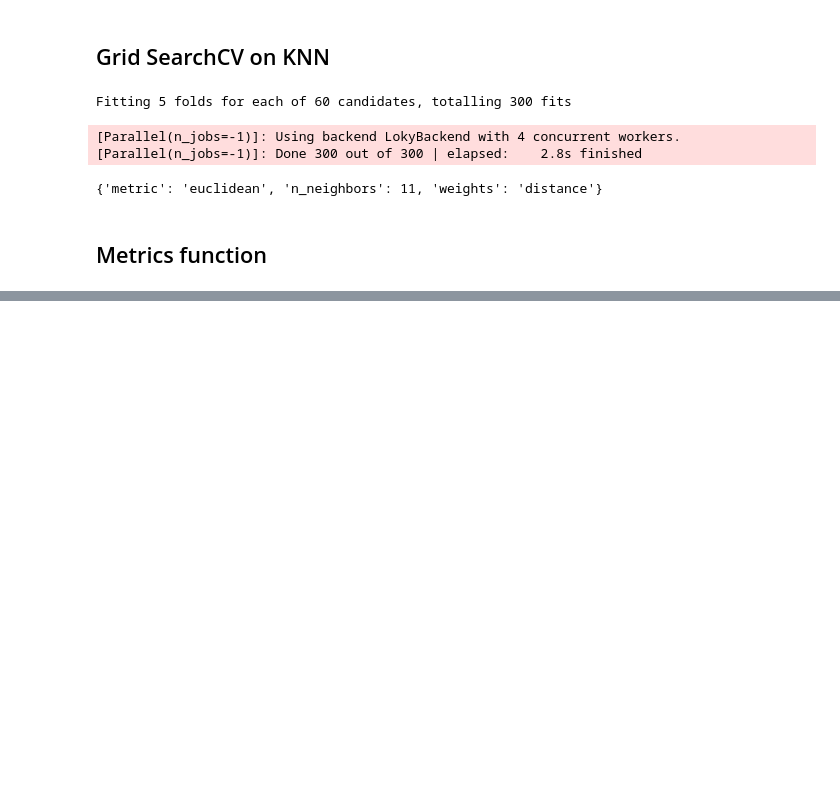
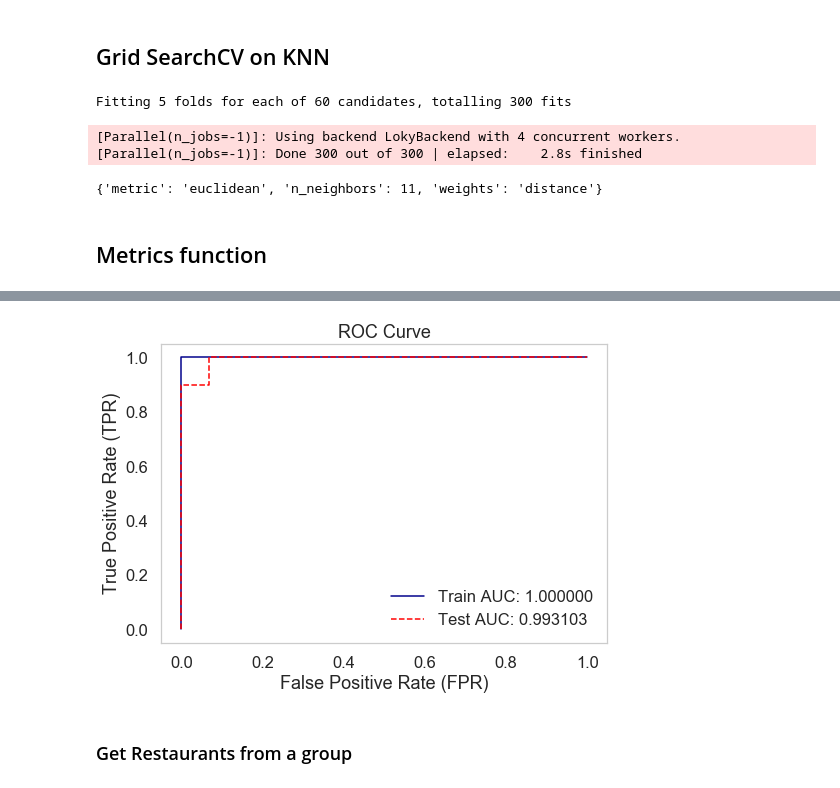
Before and after one commit to teknus/Anime-recommendation, a Jupyter notebook: model/Recomendador.ipynb, the cells around one changed output, grey strips where cells are left out. Saved outputs shown, nothing was run; the diff lists cells and outputs as text; code cells hidden in the pictures; blank space fills up the shorter version.

Commit message:
classification with groups

```diff
--- a/model/Recomendador.ipynb
+++ b/model/Recomendador.ipynb
@@ -301,0 +274,62 @@ Confusion Matrix score test [[ 6  1  0  0  0  0]
+# %%
+from sklearn.externals import joblib
+
+clf = KNeighborsClassifier(metric = 'euclidean', n_neighbors= 11, weights= 'distance')
+clf = clf.fit(X_train[['smoker', 'dress_preference_elegant',
+           'dress_preference_formal', 'dress_preference_informal',
+           'dress_preference_no preference', 'drink_level_abstemious',
+           'drink_level_casual drinker', 'drink_level_social drinker',
+           'ambience_family', 'ambience_friends', 'ambience_solitary',
+           'transport_car owner', 'transport_on foot', 'transport_public',
+           'hijos_dependent', 'hijos_independent', 'hijos_kids',
+           'activity_professional', 'activity_student', 'activity_unemployed',
+           'activity_working-class', 'budget_high', 'budget_low', 'budget_medium',
+           'marital_status_married', 'marital_status_single',
+           'marital_status_widow']], y_train)
+joblib.dump(clf, "GropClassificator.pkl")
+y_pred_train = clf.predict(X_train[['smoker', 'dress_preference_elegant',
+           'dress_preference_formal', 'dress_preference_informal',
+           'dress_preference_no preference', 'drink_level_abstemious',
+           'drink_level_casual drinker', 'drink_level_social drinker',
+           'ambience_family', 'ambience_friends', 'ambience_solitary',
+           'transport_car owner', 'transport_on foot', 'transport_public',
+           'hijos_dependent', 'hijos_independent', 'hijos_kids',
+           'activity_professional', 'activity_student', 'activity_unemployed',
+           'activity_working-class', 'budget_high', 'budget_low', 'budget_medium',
+           'marital_status_married', 'marital_status_single',
+           'marital_status_widow']])
+y_pred_test = clf.predict(X_test[['smoker', 'dress_preference_elegant',
+           'dress_preference_formal', 'dress_preference_informal',
+           'dress_preference_no preference', 'drink_level_abstemious',
+           'drink_level_casual drinker', 'drink_level_social drinker',
+           'ambience_family', 'ambience_friends', 'ambience_solitary',
+           'transport_car owner', 'transport_on foot', 'transport_public',
+           'hijos_dependent', 'hijos_independent', 'hijos_kids',
+           'activity_professional', 'activity_student', 'activity_unemployed',
+           'activity_working-class', 'budget_high', 'budget_low', 'budget_medium',
+           'marital_status_married', 'marital_status_single',
+           'marital_status_widow']])
+show_metrics_train(y_train, y_pred_train)
+show_metrics_test(y_test, y_pred_test)
+show_curve(clf,X_train[['smoker', 'dress_preference_elegant',
+           'dress_preference_formal', 'dress_preference_informal',
+           'dress_preference_no preference', 'drink_level_abstemious',
+           'drink_level_casual drinker', 'drink_level_social drinker',
+           'ambience_family', 'ambience_friends', 'ambience_solitary',
+           'transport_car owner', 'transport_on foot', 'transport_public',
+           'hijos_dependent', 'hijos_independent', 'hijos_kids',
+           'activity_professional', 'activity_student', 'activity_unemployed',
+           'activity_working-class', 'budget_high', 'budget_low', 'budget_medium',
+           'marital_status_married', 'marital_status_single',
+           'marital_status_widow']], y_train, X_test[['smoker', 'dress_preference_elegant',
+           'dress_preference_formal', 'dress_preference_informal',
+           'dress_preference_no preference', 'drink_level_abstemious',
+           'drink_level_casual drinker', 'drink_level_social drinker',
+           'ambience_family', 'ambience_friends', 'ambience_solitary',
+           'transport_car owner', 'transport_on foot', 'transport_public',
+           'hijos_dependent', 'hijos_independent', 'hijos_kids',
+           'activity_professional', 'activity_student', 'activity_unemployed',
+           'activity_working-class', 'budget_high', 'budget_low', 'budget_medium',
+           'marital_status_married', 'marital_status_single',
+           'marital_status_widow']], y_test)
+# %% [output]
@@ -301,0 +356,3 @@ Confusion Matrix score test [[ 6  1  0  0  0  0]
+[figure, added]
+# %% [markdown]
+### Get Restaurants from a group
```
Also changed, not shown: parts of 7 cells of this notebook, 1 other file.
